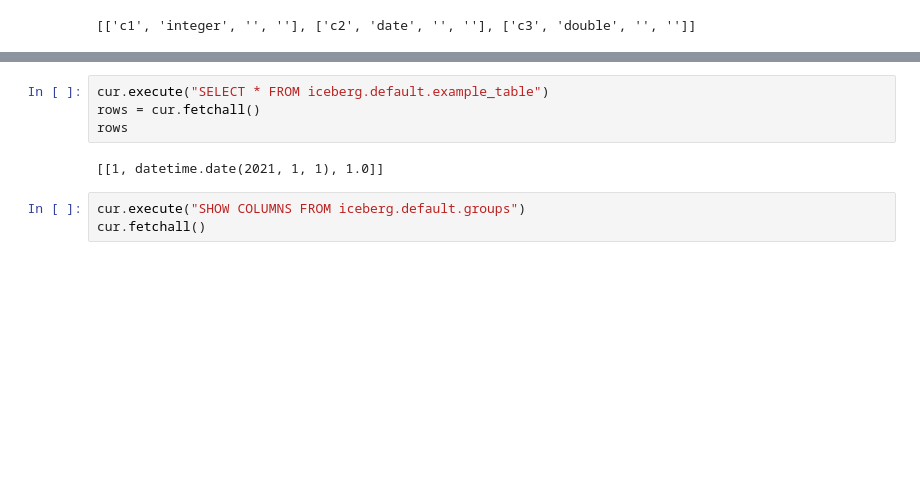
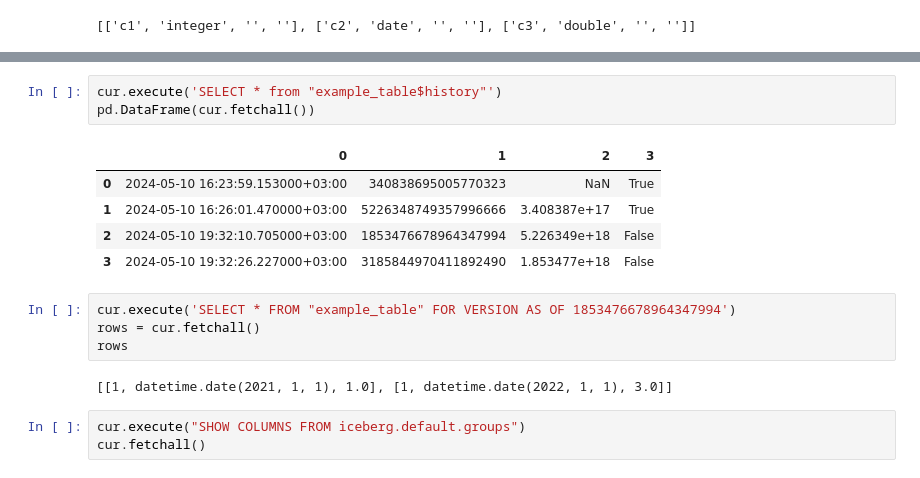
Before and after one commit to descenty/big-data-6-sem, a Jupyter notebook: datasets/trino.ipynb, the cells around one changed output, grey strips where cells are left out. Saved outputs shown, nothing was run; the diff lists cells and outputs as text; blank space fills up the shorter version.

```diff
--- a/datasets/trino.ipynb
+++ b/datasets/trino.ipynb
@@ -48,9 +63,18 @@ cur.execute("INSERT INTO iceberg.default.example_table VALUES (1, DATE '2021-01-
+# %%
+cur.execute('SELECT * from "example_table$history"')
+pd.DataFrame(cur.fetchall())
+# %% [output]
+|  | 0 | 1 | 2 | 3 |
+| 0 | 2024-05-10 16:23:59.153000+03:00 | 340838695005770323 | NaN | True |
+| 1 | 2024-05-10 16:26:01.470000+03:00 | 5226348749357996666 | 3.408387e+17 | True |
+| 2 | 2024-05-10 19:32:10.705000+03:00 | 1853476678964347994 | 5.226349e+18 | False |
+| 3 | 2024-05-10 19:32:26.227000+03:00 | 3185844970411892490 | 1.853477e+18 | False |
 # %%
-cur.execute("SELECT * FROM iceberg.default.example_table")
+cur.execute('SELECT * FROM "example_table" FOR VERSION AS OF 1853476678964347994')
 rows = cur.fetchall()
 rows
 # %% [output]
-[[1, datetime.date(2021, 1, 1), 1.0]]
+[[1, datetime.date(2021, 1, 1), 1.0], [1, datetime.date(2022, 1, 1), 3.0]]
 # %%
 cur.execute("SHOW COLUMNS FROM iceberg.default.groups")
 cur.fetchall()
```
Also changed, not shown: parts of 7 cells of this notebook, 4 other files.
